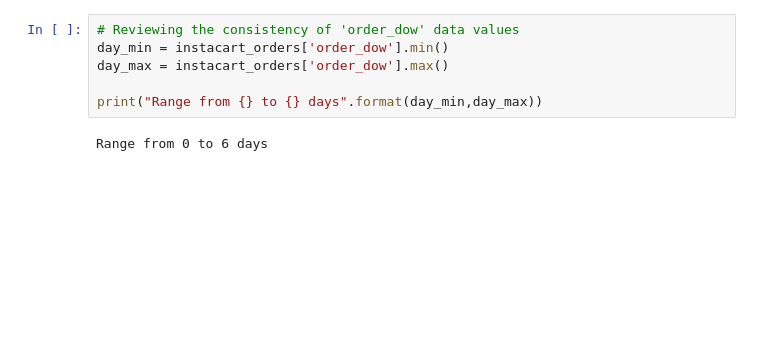
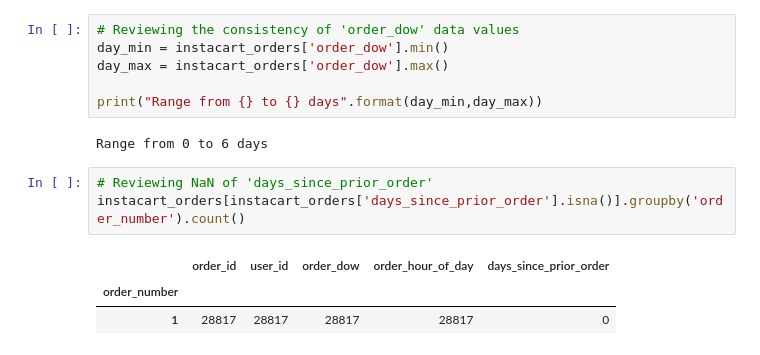
Before and after one commit to Calarioz/DA_InstaCart, a Jupyter notebook: jupyter.ipynb, the cells around one changed output. Cells and saved outputs as stored; diff of their text form; blank space fills up the shorter version.

```diff
--- a/jupyter.ipynb
+++ b/jupyter.ipynb
@@ -470,3 +470,10 @@ day_max = instacart_orders['order_dow'].max()
 print("Range from {} to {} days".format(day_min,day_max))
 # %% [output]
 Range from 0 to 6 days
+# %%
+# Reviewing NaN of 'days_since_prior_order'
+instacart_orders[instacart_orders['days_since_prior_order'].isna()].groupby('order_number').count()
+# %% [output]
+|  | order_id | user_id | order_dow | order_hour_of_day | days_since_prior_order |
+| order_number |  |  |  |  |  |
+| 1 | 28817 | 28817 | 28817 | 28817 | 0 |
```
Also changed, not shown: parts of 9 cells of this notebook.
